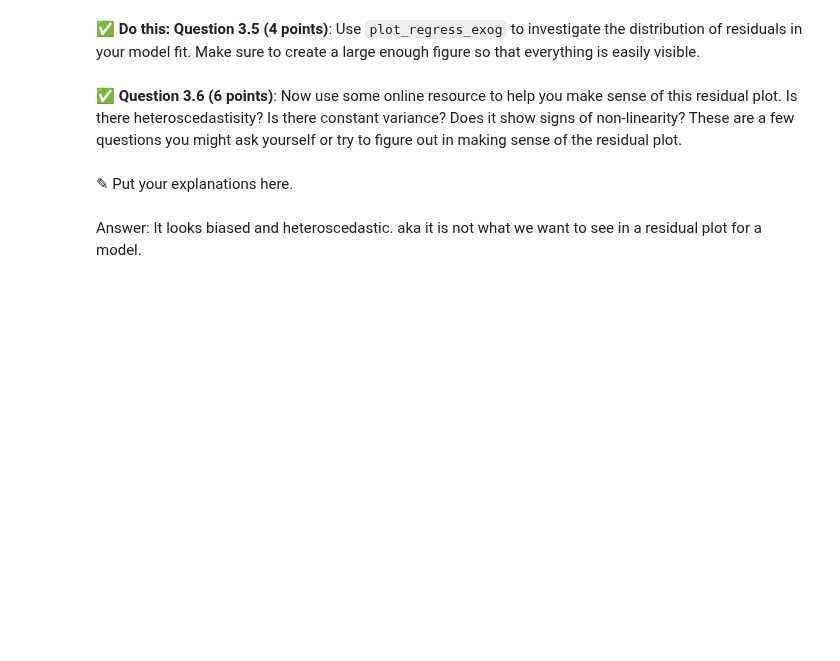
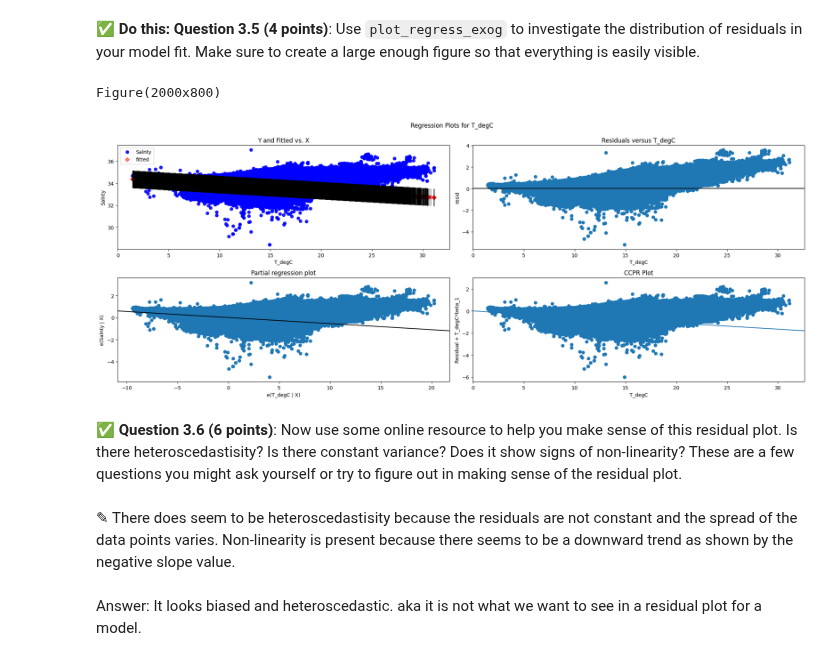
Before and after one commit to JakeRoll04/CMSE202-f25-turnin, a Jupyter notebook: hw-03/HW-03_Regression-S25-Jake Roll.ipynb, the cells around one changed output. Saved outputs shown, nothing was run; the diff lists cells and outputs as text; code cells hidden in the pictures; blank space fills up the shorter version.

```diff
--- a/hw-03/HW-03_Regression-S25-Jake Roll.ipynb
+++ b/hw-03/HW-03_Regression-S25-Jake Roll.ipynb
@@ -163,7 +202,15 @@ In this part, we'll perform some one-variable linear and polynomial regression a
+# %%
+# Put code here.
+fig = plt.figure(figsize=(20,8))
+fig = sm.graphics.plot_regress_exog(results, "T_degC", fig=fig)
+print(fig)
+# %% [output]
+Figure(2000x800)
+[figure, added]
 # %% [markdown]
 &#9989;  **Question 3.6 (6 points)**: Now use some online resource to help you make sense of this residual plot. Is there heteroscedastisity? Is there constant variance? Does it show signs of non-linearity? These are a few questions you might ask yourself or try to figure out in making sense of the residual plot.
-# %% [markdown]
-<font size=+3>&#9998;</font> Put your explanations here.
+# %% [markdown]
+<font size=+3>&#9998;</font> There does seem to be heteroscedastisity because the residuals are not constant and the spread of the data points varies.  Non-linearity is present because there seems to be a downward trend as shown by the negative slope value.
 # %% [markdown]
 Answer: It looks biased and heteroscedastic. aka it is not what we want to see in a residual plot for a model.
 # %% [markdown]
```
Also changed, not shown: parts of 8 cells of this notebook.
